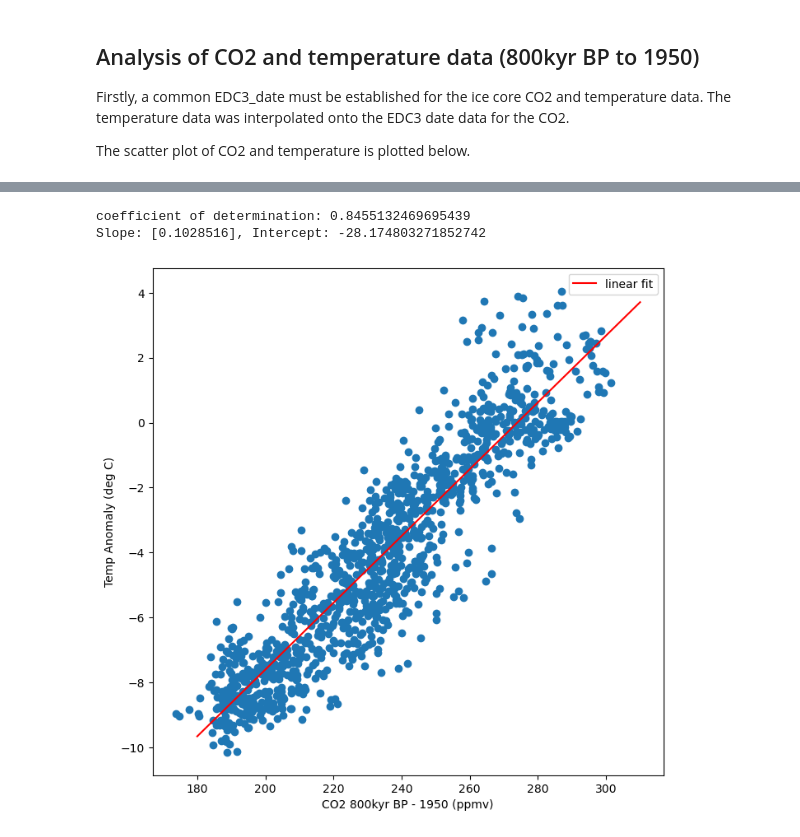
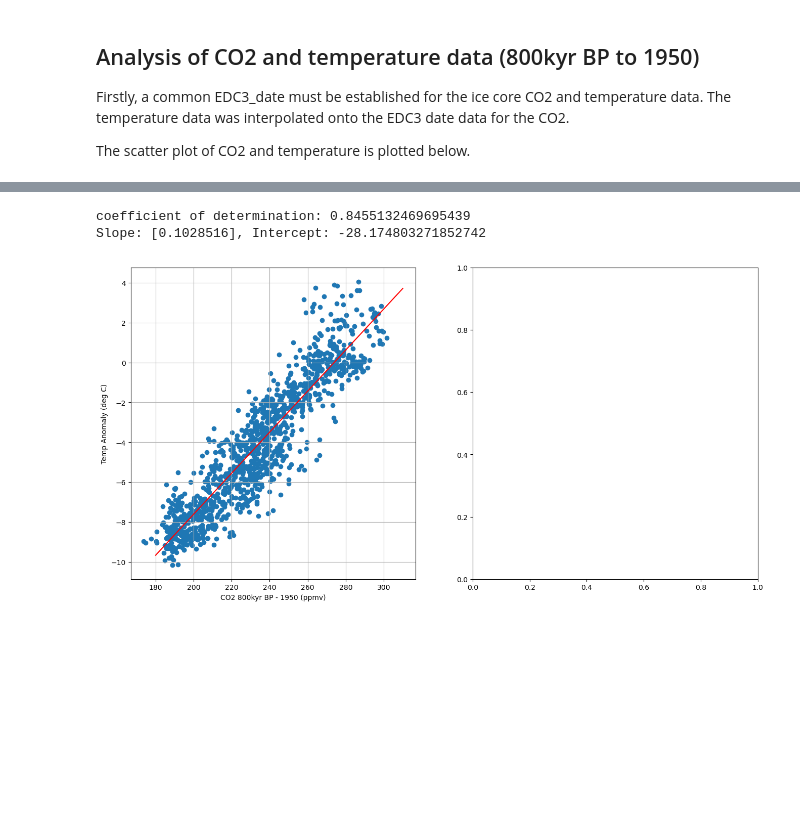
Before and after one commit to Eilis9/PfDA_Project2, a Jupyter notebook: analysis.ipynb, the cells around one changed output, grey strips where cells are left out. Drawn from its saved outputs; the diff is of its cells as text; code cells hidden in the pictures; blank space fills up the shorter version.

```diff
--- a/analysis.ipynb
+++ b/analysis.ipynb
@@ -451,15 +537,15 @@ CO2_luthi_comp_plus['CO2 (ppmv)']
 # interpolate the temperature data onto the CO2 data to get a common time index for correlation etc
 # https://stackoverflow.com/questions/46327022/calculating-correlation-of-different-time-series
 new_temp = np.interp(CO2_luthi_comp_plus['Age_EDC3 (yrs BP)'], temp_anom['Age_EDC3 (yrs BP)'], temp_anom['Temperature'])
-#fig, ax = plt.subplots(2, figsize=(20, 6))
-#ax.plot(CO2_luthi_comp_plus['Age_EDC3 (yrs BP)'], new_temp, marker='o')
-#ax.plot(temp_anom['Age_EDC3 (yrs BP)'], temp_anom['Temperature'], marker='o')
-#ax.plot(CO2_luthi_comp_plus['Age_EDC3 (yrs BP)'], new_temp, marker='o')
-#CO2_luthi_comp_plus
 temp_co2_analysis_df = pd.concat([CO2_luthi_comp_plus[['Age_EDC3 (yrs BP)', 'CO2 (ppmv)']], pd.DataFrame(new_temp, columns=['Temp Anom Interp'])], axis=1)
-#fig, ax = plt.subplots(1, figsize=(20, 6))
-#ax.plot(temp_co2_analysis_df['Age_EDC3 (yrs BP)'], temp_co2_analysis_df['CO2 (ppmv)'])
-#ax.plot(temp_co2_analysis_df['Age_EDC3 (yrs BP)'], temp_co2_analysis_df['Temp Anom Interp'])
 
-#correlation = np.corrcoef(temp_co2_analysis_df['CO2 (ppmv)'].numpy(), temp_co2_analysis_df['Temp Anom Interp'].numpy())
-# Do a scatter of CO2 and temperature
+# Analysis of CO2 and temperature (ice-core data)
+temp_anom['Temperature']
+temp_anom['Age_EDC3 (yrs BP)']
+
+CO2_luthi_comp_plus['Age_EDC3 (yrs BP)']
+CO2_luthi_comp_plus['CO2 (ppmv)']
+# interpolate the temperature data onto the CO2 data to get a common time index for correlation etc
+# https://stackoverflow.com/questions/46327022/calculating-correlation-of-different-time-series
+new_temp = np.interp(CO2_luthi_comp_plus['Age_EDC3 (yrs BP)'], temp_anom['Age_EDC3 (yrs BP)'], temp_anom['Temperature'])
+temp_co2_analysis_df = pd.concat([CO2_luthi_comp_plus[['Age_EDC3 (yrs BP)', 'CO2 (ppmv)']], pd.DataFrame(new_temp, columns=['Temp Anom Interp'])], axis=1)
@@ -468,27 +552,26 @@ temp_co2_analysis_df = pd.concat([CO2_luthi_comp_plus[['Age_EDC3 (yrs BP)', 'CO2
 # %%
 # Do the regression https://realpython.com/linear-regression-in-python/
 # remove nans before attempting regression
+
 temp_co2_analysis_df = temp_co2_analysis_df.dropna()
-
 x = np.array(temp_co2_analysis_df['CO2 (ppmv)']).reshape((-1, 1))
 y = np.array(temp_co2_analysis_df['Temp Anom Interp'])
-model = LinearRegression()
 model = LinearRegression().fit(x,y)
 r_sq = model.score(x, y)
 print(f"coefficient of determination: {r_sq}")
 print(f"Slope: {model.coef_}, Intercept: {model.intercept_}")
 linear_fit_x = np.arange(180, 320, 10)
 linear_fit_y = linear_fit_x * model.coef_ + model.intercept_
 
+fig, axs = plt.subplots(1,2, figsize=(16, 8))
+axs[0].scatter(temp_co2_analysis_df['CO2 (ppmv)'], temp_co2_analysis_df['Temp Anom Interp'])
+axs[0].plot(linear_fit_x, linear_fit_y, 'r', label='linear fit')
+axs[0].set_xlabel("CO2 800kyr BP - 1950 (ppmv)")
+axs[0].set_ylabel("Temp Anomaly (deg C)")
+axs[0].grid()
 
-fig, ax = plt.subplots(1, figsize=(8, 8))
-ax.scatter(temp_co2_analysis_df['CO2 (ppmv)'], temp_co2_analysis_df['Temp Anom Interp'])
-ax.plot(linear_fit_x, linear_fit_y, 'r', label='linear fit')
-ax.set_xlabel("CO2 800kyr BP - 1950 (ppmv)")
-ax.set_ylabel("Temp Anomaly (deg C)")
-plt.legend()
 plt.show()
 # %% [output]
 coefficient of determination: 0.8455132469695439
 Slope: [0.1028516], Intercept: -28.174803271852742
-[figure, old version]
+[figure, new version]
```
Also changed, not shown: parts of 7 cells of this notebook, 6 other files.
